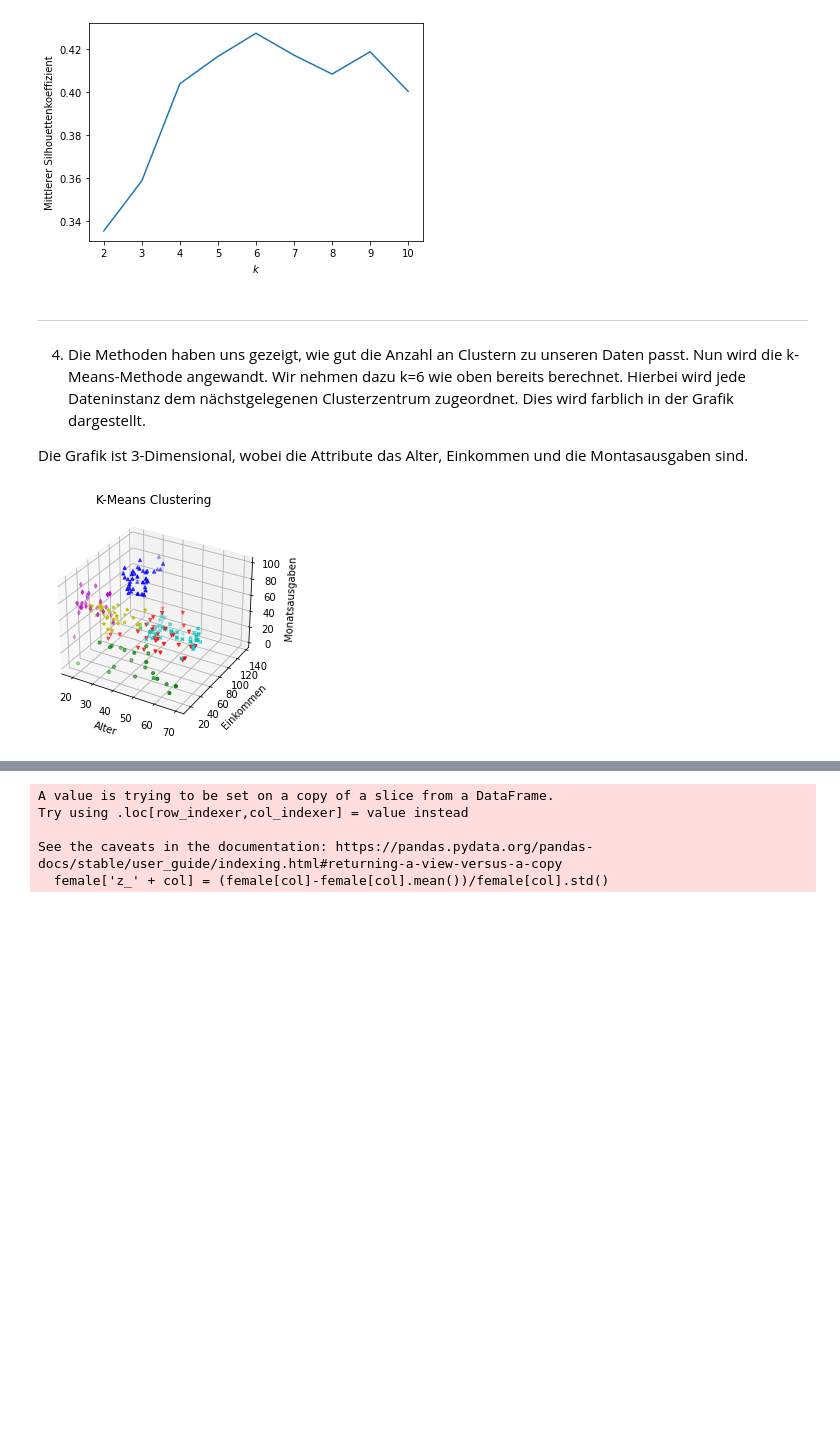
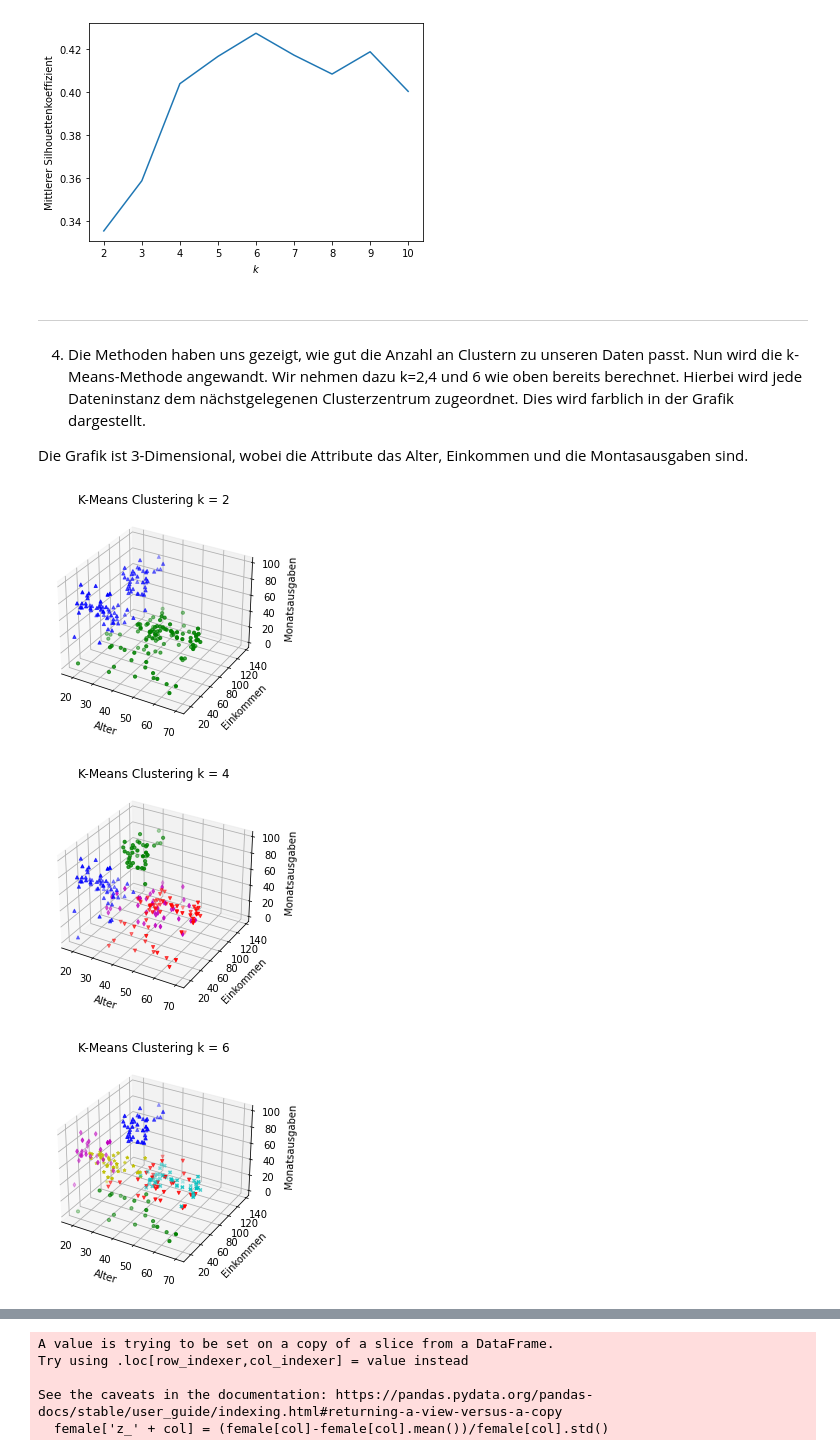
Before and after one commit to DeniseRekic/Notenbonus_CRM, a Jupyter notebook: Notenbonusprojekt.ipynb, the cells around one changed output, grey strips where cells are left out. Drawn from its saved outputs; the diff is of its cells as text; code cells hidden in the pictures; blank space fills up the shorter version.

```diff
--- a/Notenbonusprojekt.ipynb
+++ b/Notenbonusprojekt.ipynb
@@ -116,7 +116,7 @@ plt.show() #k = 6 ist basierend auf dem Silhouettenkoeffizienten die beste Wahl
 
 4. Die Methoden haben uns gezeigt, wie gut die Anzahl an Clustern
 zu unseren Daten passt. Nun wird die k-Means-Methode angewandt. Wir nehmen dazu
-k=6 wie oben bereits berechnet. Hierbei wird jede Dateninstanz dem nächstgelegenen
+k=2,4 und 6 wie oben bereits berechnet. Hierbei wird jede Dateninstanz dem nächstgelegenen
 Clusterzentrum zugeordnet. Dies wird farblich in der Grafik dargestellt.
 
 Die Grafik ist 3-Dimensional, wobei die Attribute das Alter, Einkommen
@@ -124,30 +124,32 @@ und die Montasausgaben sind.
 # %%
 #k-Means Clustering
 
-for n in [6]:
+for n in [2,4,6]:
     model = cluster.KMeans(n_clusters=n, random_state=10)
     cluster_assignments = model.fit_predict(X)
     kunden['cluster']=model.labels_
     colors = ['b','g','m','red','y','c']
     markers = ['^','o','d','v','*','x']
 
 
     fig = plt.figure()
     ax = fig.add_subplot(111, projection = '3d')
 
     for c in kunden['cluster'].unique():
         d = kunden[kunden['cluster'] == c]
         xs = d['Alter']
         ys = d['Einkommen']
         zs = d['Monatsausgaben']
         ax.scatter(xs, ys, zs,marker=markers[c], color=colors[c], s=10)
-    plt.title('K-Means Clustering')
+    plt.title('K-Means Clustering k = ' + str(n))
     ax.set_xlabel('Alter')
     ax.set_ylabel('Einkommen')
     ax.set_zlabel('Monatsausgaben')
 
     plt.show()
 # %% [output]
-[figure, old version]
+[figure, new version]
+[figure, added]
+[figure, added]
 # %% [markdown]
 ### Auswertung der k-Means Methode
```
Also changed, not shown: parts of 19 cells of this notebook.
